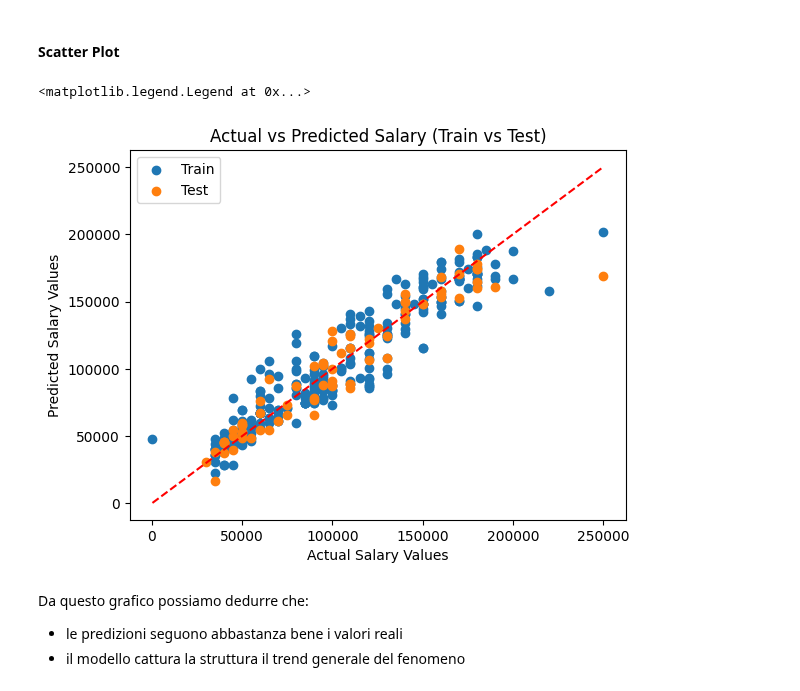
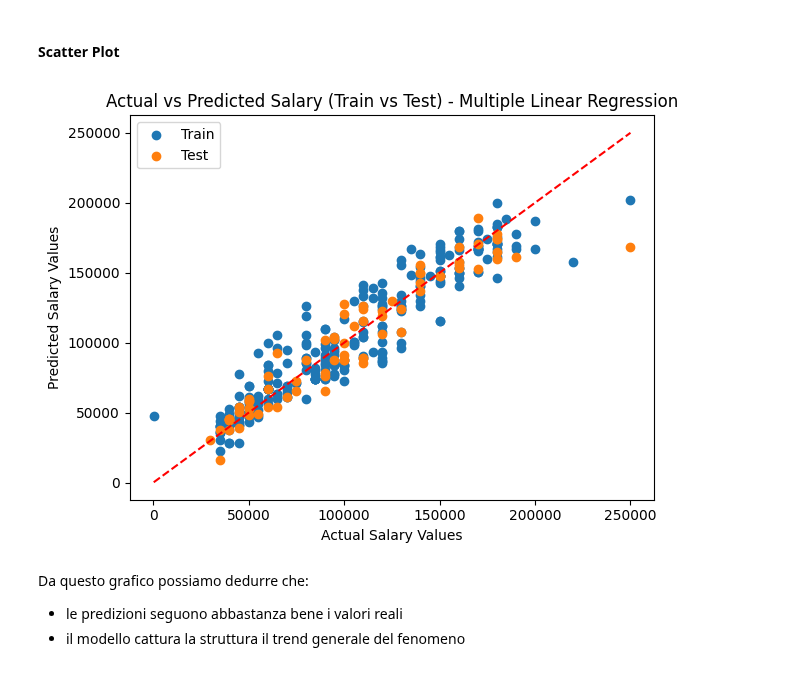
Before and after one commit to umbertogallo01/salary-prediction-analysis, a Jupyter notebook: notebooks/salary_prediction_analysis.ipynb, the cells around one changed output. Saved outputs shown, nothing was run; the diff lists cells and outputs as text; code cells hidden in the pictures.

```diff
--- a/notebooks/salary_prediction_analysis.ipynb
+++ b/notebooks/salary_prediction_analysis.ipynb
@@ -420,24 +402,9 @@ Il confronto tra le distribuzioni dei salari reali e predetti mostra una buona s
 # %% [markdown]
 #### Scatter Plot
 # %%
-plt.scatter(y_train, y_pred_train, label="Train")
-plt.scatter(y_test, y_pred_test, label="Test")
-
-plt.xlabel("Actual Salary Values")
-plt.ylabel("Predicted Salary Values")
-plt.title("Actual vs Predicted Salary (Train vs Test)")
-
-# Creiamo la retta y = x
-min_val = min(min(y_train), min(y_test))
-max_val = max(max(y_train), max(y_test))
-
-x = np.linspace(min_val, max_val, 100)
-plt.plot(x, x, color='r', linestyle='--')
-
-plt.legend()
+plot_predicted_vs_actual(y_train, y_pred_train, y_test, y_pred_test, "Multiple Linear Regression", save_path="../results/figures/predictions_mlr.png")
 # %% [output]
-<matplotlib.legend.Legend at 0x...>
-[figure, old version]
+[figure, new version]
 # %% [markdown]
 Da questo grafico possiamo dedurre che:
 - le predizioni seguono abbastanza bene i valori reali
```
Also changed, not shown: parts of 11 cells of this notebook, 9 other files.
